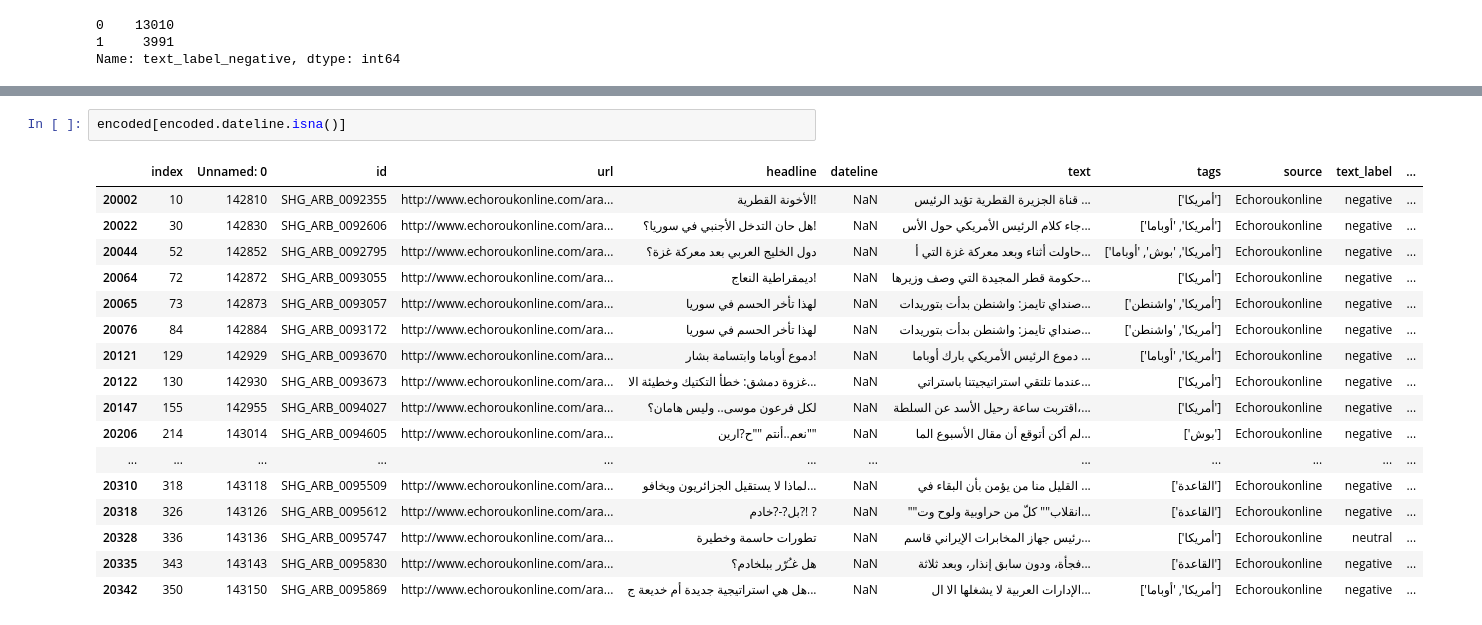
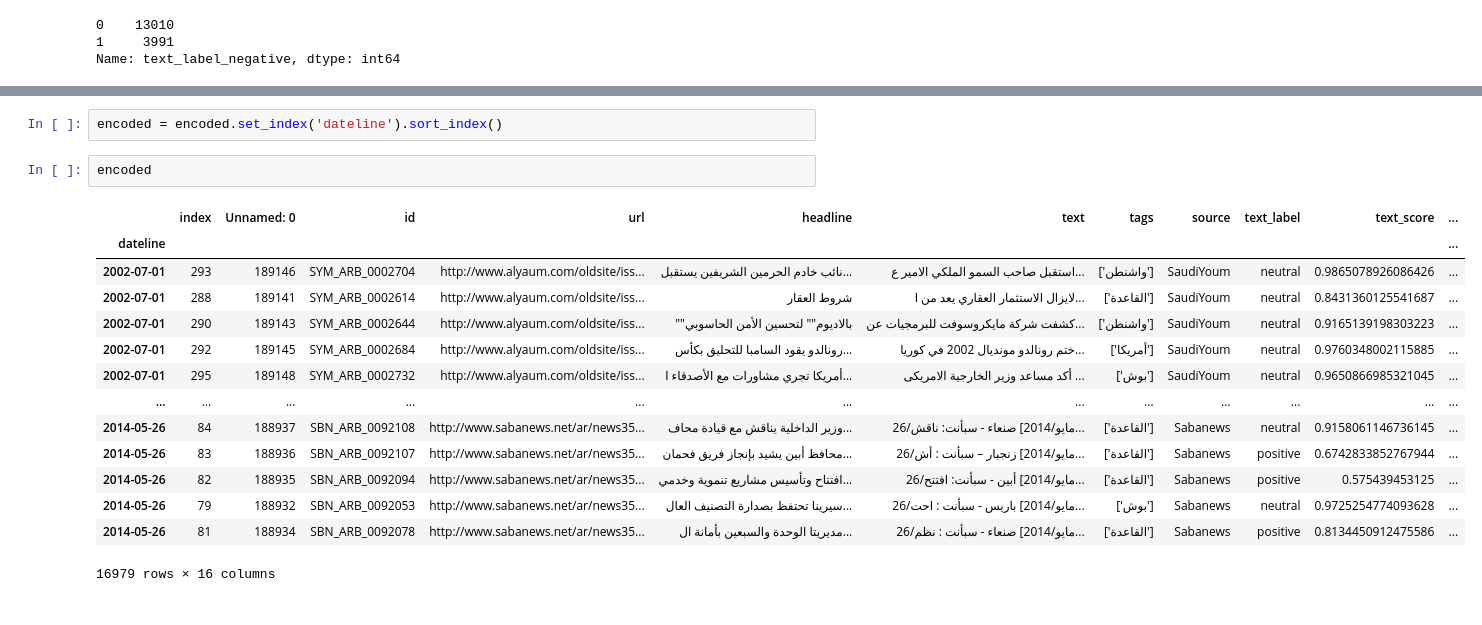
Before and after one commit to Rachuig-Green-Rackley-Shiben/arabic_media_nlp_project, a Jupyter notebook: andrews_work/explore.ipynb, the cells around one changed output, grey strips where cells are left out. Cells and saved outputs as stored; diff of their text form.

```diff
--- a/andrews_work/explore.ipynb
+++ b/andrews_work/explore.ipynb
@@ -195,20 +225,19 @@ encoded.head()
 # %%
-encoded[encoded.dateline.isna()]
+encoded = encoded.set_index('dateline').sort_index()
-# %% [output]
-|  | index | Unnamed: 0 | id | url | headline | dateline | text | tags | source | text_label | ... |
-| 20002 | 10 | 142810 | SHG_ARB_0092355 | http://www.echoroukonline.com/ara... | الأخونة القطرية! | NaN | قناة الجزيرة القطرية تؤيد الرئيس ... | ['أمريكا'] | Echoroukonline | negative | ... |
-| 20022 | 30 | 142830 | SHG_ARB_0092606 | http://www.echoroukonline.com/ara... | هل حان التدخل الأجنبي في سوريا؟! | NaN | جاء كلام الرئيس الأمريكي حول الأس... | ['أمريكا', 'أوباما'] | Echoroukonline | negative | ... |
-| 20044 | 52 | 142852 | SHG_ARB_0092795 | http://www.echoroukonline.com/ara... | دول الخليج العربي بعد معركة غزة؟ | NaN | حاولت أثناء وبعد معركة غزة التي أ... | ['أمريكا', 'بوش', 'أوباما'] | Echoroukonline | negative | ... |
-| 20064 | 72 | 142872 | SHG_ARB_0093055 | http://www.echoroukonline.com/ara... | ديمقراطية النعاج! | NaN | حكومة قطر المجيدة التي وصف وزيرها... | ['أمريكا'] | Echoroukonline | negative | ... |
-| 20065 | 73 | 142873 | SHG_ARB_0093057 | http://www.echoroukonline.com/ara... | لهذا تأخر الحسم في سوريا | NaN | صنداي تايمز: واشنطن بدأت بتوريدات... | ['أمريكا', 'واشنطن'] | Echoroukonline | negative | ... |
-| 20076 | 84 | 142884 | SHG_ARB_0093172 | http://www.echoroukonline.com/ara... | لهذا تأخر الحسم في سوريا | NaN | صنداي تايمز: واشنطن بدأت بتوريدات... | ['أمريكا', 'واشنطن'] | Echoroukonline | negative | ... |
-| 20121 | 129 | 142929 | SHG_ARB_0093670 | http://www.echoroukonline.com/ara... | دموع أوباما وابتسامة بشار! | NaN | دموع الرئيس الأمريكي بارك أوباما ... | ['أمريكا', 'أوباما'] | Echoroukonline | negative | ... |
-| 20122 | 130 | 142930 | SHG_ARB_0093673 | http://www.echoroukonline.com/ara... | غزوة دمشق: خطأ التكتيك وخطيئة الا... | NaN | عندما تلتقي استراتيجيتنا باستراتي... | ['أمريكا'] | Echoroukonline | negative | ... |
-| 20147 | 155 | 142955 | SHG_ARB_0094027 | http://www.echoroukonline.com/ara... | لكل فرعون موسى.. وليس هامان؟ | NaN | اقتربت ساعة رحيل الأسد عن السلطة،... | ['أمريكا'] | Echoroukonline | negative | ... |
-| 20206 | 214 | 143014 | SHG_ARB_0094605 | http://www.echoroukonline.com/ara... | نعم..أنتم ""ح?ارين"" | NaN | لم أكن أتوقع أن مقال الأسبوع الما... | ['بوش'] | Echoroukonline | negative | ... |
-| ... | ... | ... | ... | ... | ... | ... | ... | ... | ... | ... | ... |
-| 20310 | 318 | 143118 | SHG_ARB_0095509 | http://www.echoroukonline.com/ara... | لماذا لا يستقيل الجزائريون ويخافو... | NaN | القليل منا من يؤمن بأن البقاء في ... | ['القاعدة'] | Echoroukonline | negative | ... |
-| 20318 | 326 | 143126 | SHG_ARB_0095612 | http://www.echoroukonline.com/ara... | بل?-?خادم?! ? | NaN | ""انقلاب"" كلّ من حراوبية ولوح وت... | ['القاعدة'] | Echoroukonline | negative | ... |
-| 20328 | 336 | 143136 | SHG_ARB_0095747 | http://www.echoroukonline.com/ara... | تطورات حاسمة وخطيرة | NaN | رئيس جهاز المخابرات الإيراني قاسم... | ['أمريكا'] | Echoroukonline | neutral | ... |
-| 20335 | 343 | 143143 | SHG_ARB_0095830 | http://www.echoroukonline.com/ara... | هل غـُرّر ببلخادم؟ | NaN | فجأة، ودون سابق إنذار، وبعد ثلاثة... | ['القاعدة'] | Echoroukonline | negative | ... |
-| 20342 | 350 | 143150 | SHG_ARB_0095869 | http://www.echoroukonline.com/ara... | هل هي استراتيجية جديدة أم خديعة ج... | NaN | الإدارات العربية لا يشغلها الا ال... | ['أمريكا', 'أوباما'] | Echoroukonline | negative | ... |
+# %%
+encoded
+# %% [output]
+|  | index | Unnamed: 0 | id | url | headline | text | tags | source | text_label | text_score | ... |
+| dateline |  |  |  |  |  |  |  |  |  |  | ... |
+| 2002-07-01 | 293 | 189146 | SYM_ARB_0002704 | http://www.alyaum.com/oldsite/iss... | نائب خادم الحرمين الشريفين يستقبل... | استقبل صاحب السمو الملكي الامير ع... | ['واشنطن'] | SaudiYoum | neutral | 0.9865078926086426 | ... |
+| 2002-07-01 | 288 | 189141 | SYM_ARB_0002614 | http://www.alyaum.com/oldsite/iss... | شروط العقار | لايزال الاستثمار العقاري يعد من ا... | ['القاعدة'] | SaudiYoum | neutral | 0.8431360125541687 | ... |
+| 2002-07-01 | 290 | 189143 | SYM_ARB_0002644 | http://www.alyaum.com/oldsite/iss... | ""بالاديوم"" لتحسين الأمن الحاسوبي | كشفت شركة مايكروسوفت للبرمجيات عن... | ['واشنطن'] | SaudiYoum | neutral | 0.9165139198303223 | ... |
+| 2002-07-01 | 292 | 189145 | SYM_ARB_0002684 | http://www.alyaum.com/oldsite/iss... | رونالدو يقود السامبا للتحليق بكأس... | ختم رونالدو مونديال 2002 في كوريا... | ['أمريكا'] | SaudiYoum | neutral | 0.9760348002115885 | ... |
+| 2002-07-01 | 295 | 189148 | SYM_ARB_0002732 | http://www.alyaum.com/oldsite/iss... | أمريكا تجري مشاورات مع الأصدقاء ا... | أكد مساعد وزير الخارجية الامريكى ... | ['بوش'] | SaudiYoum | neutral | 0.9650866985321045 | ... |
+| ... | ... | ... | ... | ... | ... | ... | ... | ... | ... | ... | ... |
+| 2014-05-26 | 84 | 188937 | SBN_ARB_0092108 | http://www.sabanews.net/ar/news35... | وزير الداخلية يناقش مع قيادة محاف... | 26/مايو/2014] صنعاء - سبأنت: ناقش... | ['القاعدة'] | Sabanews | neutral | 0.9158061146736145 | ... |
+| 2014-05-26 | 83 | 188936 | SBN_ARB_0092107 | http://www.sabanews.net/ar/news35... | محافظ أبين يشيد بإنجاز فريق فحمان... | 26/مايو/2014] زنجبار – سبأنت : أش... | ['القاعدة'] | Sabanews | positive | 0.6742833852767944 | ... |
+| 2014-05-26 | 82 | 188935 | SBN_ARB_0092094 | http://www.sabanews.net/ar/news35... | افتتاح وتأسيس مشاريع تنموية وخدمي... | 26/مايو/2014] أبين - سبأنت: افتتح... | ['القاعدة'] | Sabanews | positive | 0.575439453125 | ... |
+| 2014-05-26 | 79 | 188932 | SBN_ARB_0092053 | http://www.sabanews.net/ar/news35... | سيرينا تحتفظ بصدارة التصنيف العال... | 26/مايو/2014] باريس - سبأنت : احت... | ['بوش'] | Sabanews | neutral | 0.9725254774093628 | ... |
+| 2014-05-26 | 81 | 188934 | SBN_ARB_0092078 | http://www.sabanews.net/ar/news35... | مديريتا الوحدة والسبعين بأمانة ال... | 26/مايو/2014] صنعاء - سبأنت : نظم... | ['القاعدة'] | Sabanews | positive | 0.8134450912475586 | ... |
+16979 rows × 16 columns
```
Also changed, not shown: parts of 14 cells of this notebook.
